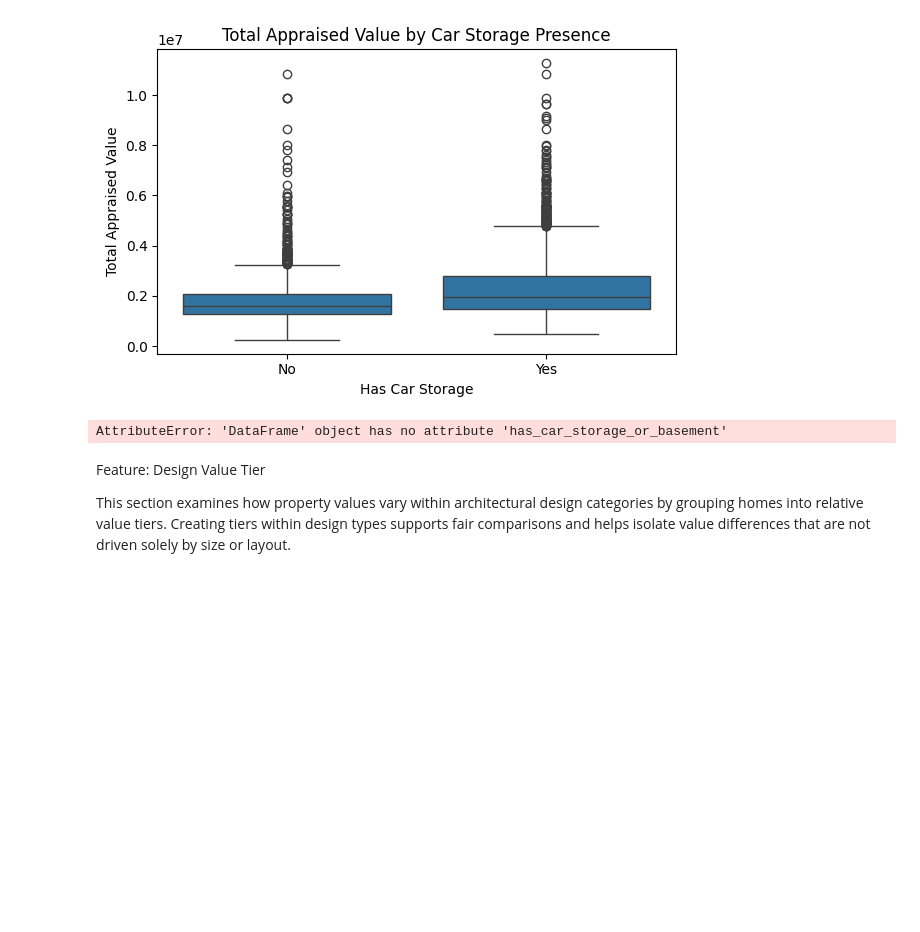
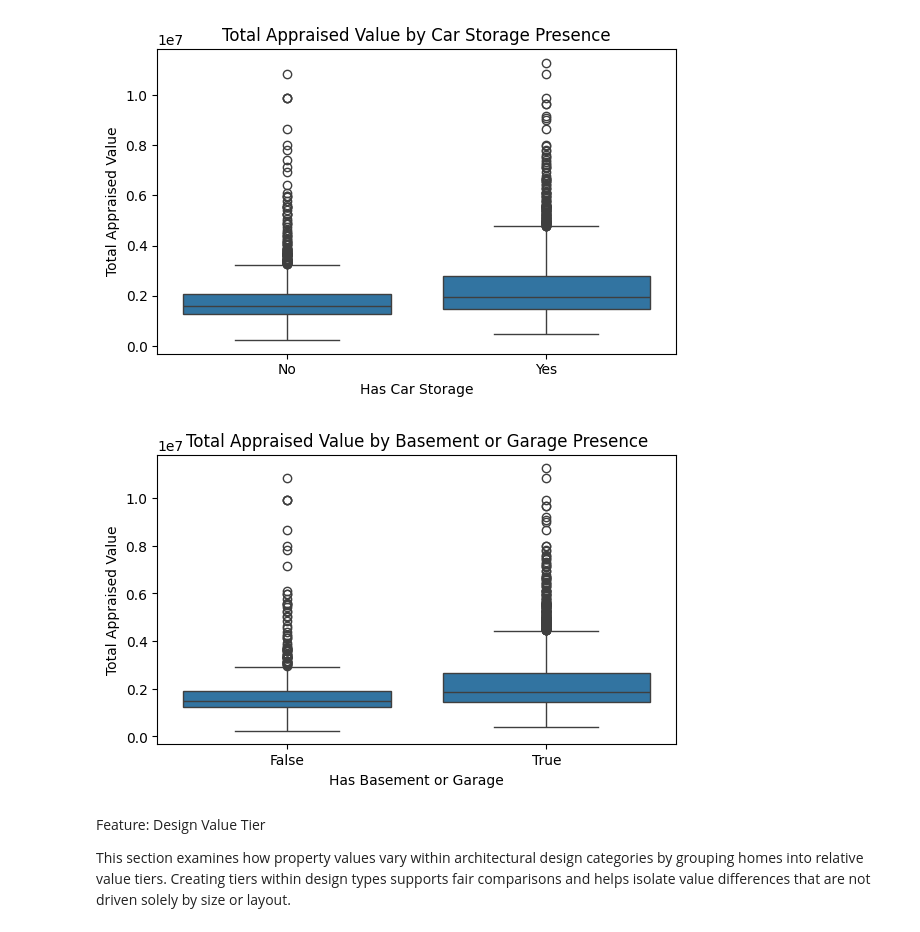
Before and after one commit to theaaron/boulder-homes, a Jupyter notebook: final.ipynb, the cells around one changed output. Drawn from its saved outputs; the diff is of its cells as text; code cells hidden in the pictures; blank space fills up the shorter version.

```diff
--- a/final.ipynb
+++ b/final.ipynb
@@ -735,18 +727,22 @@ plt.show()
 # %% [output]
 [figure]
 # %%
-# plt.figure(figsize=(6,4))
+# recreate the column in case df was overwritten
+df['has_car_storage_or_basement'] = (df['car_storage_type'].notna() | (df['bsmt_sqft'].fillna(0) > 0))
+
+plt.figure(figsize=(6,4))
 sns.boxplot(
-    x=df.has_car_storage_or_basement,
-    y=df.total_appraised_val
+    x='has_car_storage_or_basement',
+    y='total_appraised_val',
+    data=df
 )
 plt.title("Total Appraised Value by Basement or Garage Presence")
 plt.xlabel("Has Basement or Garage")
 plt.ylabel("Total Appraised Value")
 plt.tight_layout()
 plt.show()
 # %% [output]
-AttributeError: 'DataFrame' object has no attribute 'has_car_storage_or_basement'
+[figure, added]
 # %% [markdown]
 Feature: Design Value Tier
 
```
Also changed, not shown: parts of 12 cells of this notebook.
